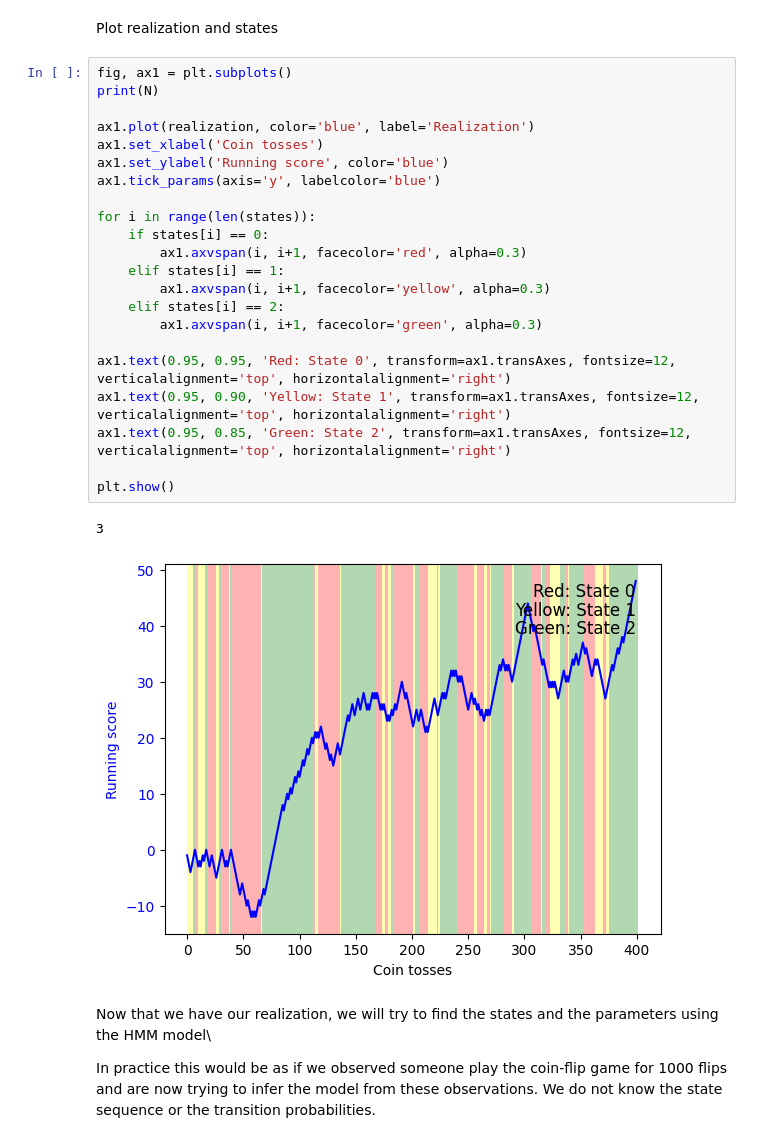
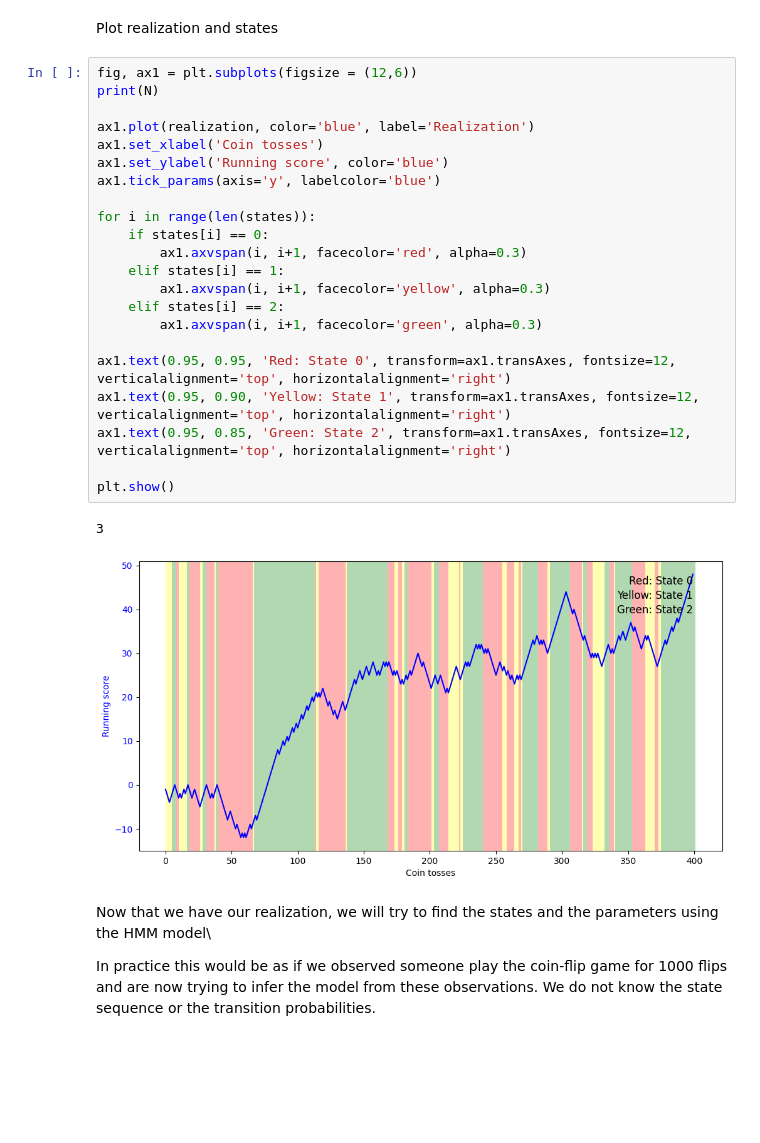
Before and after one commit to lmb2327/HMM, a Jupyter notebook: HMM_in progres.ipynb, the cells around one changed output. Drawn from its saved outputs; the diff is of its cells as text; blank space fills up the shorter version.

```diff
--- a/HMM_in progres.ipynb
+++ b/HMM_in progres.ipynb
@@ -109,30 +109,30 @@ for iteration in range(T):
 # %% [markdown]
 Plot realization and states
 # %%
-fig, ax1 = plt.subplots()
+fig, ax1 = plt.subplots(figsize = (12,6))
 print(N)
 
 ax1.plot(realization, color='blue', label='Realization')
 ax1.set_xlabel('Coin tosses')
 ax1.set_ylabel('Running score', color='blue')
 ax1.tick_params(axis='y', labelcolor='blue')
 
 for i in range(len(states)):
     if states[i] == 0:
         ax1.axvspan(i, i+1, facecolor='red', alpha=0.3)
     elif states[i] == 1:
         ax1.axvspan(i, i+1, facecolor='yellow', alpha=0.3)
     elif states[i] == 2:
         ax1.axvspan(i, i+1, facecolor='green', alpha=0.3)
 
 ax1.text(0.95, 0.95, 'Red: State 0', transform=ax1.transAxes, fontsize=12, verticalalignment='top', horizontalalignment='right')
 ax1.text(0.95, 0.90, 'Yellow: State 1', transform=ax1.transAxes, fontsize=12, verticalalignment='top', horizontalalignment='right')
 ax1.text(0.95, 0.85, 'Green: State 2', transform=ax1.transAxes, fontsize=12, verticalalignment='top', horizontalalignment='right')
 
 plt.show()
 # %% [output]
 3
-[figure, old version]
+[figure, new version]
 # %% [markdown]
 Now that we have our realization, we will try to find the states and the parameters using the HMM model\
 
```
Also changed, not shown: parts of 1 cell of this notebook.
